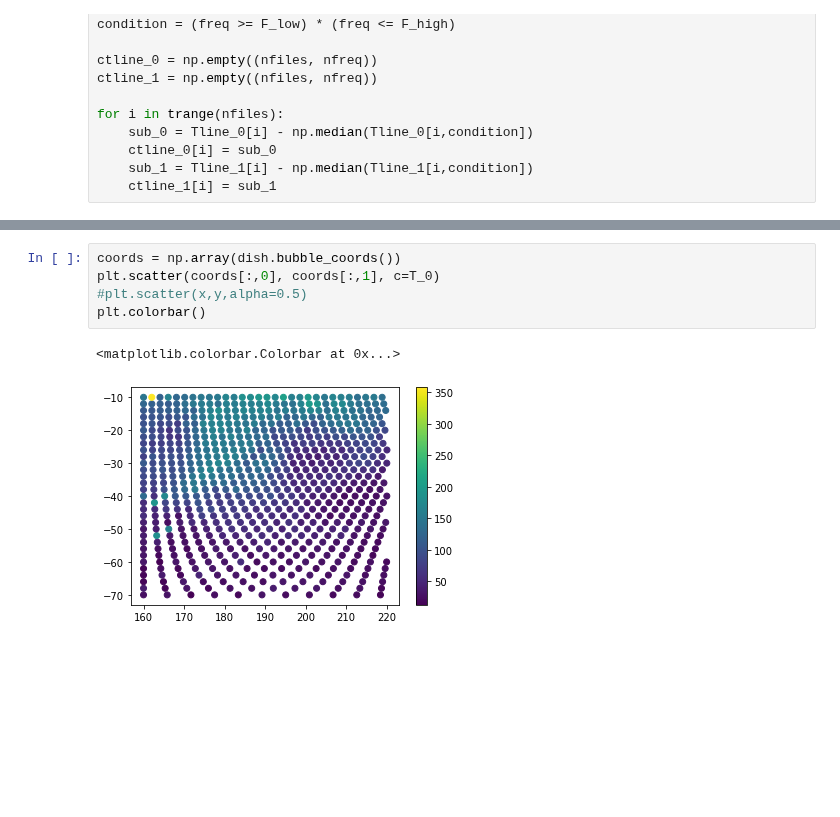
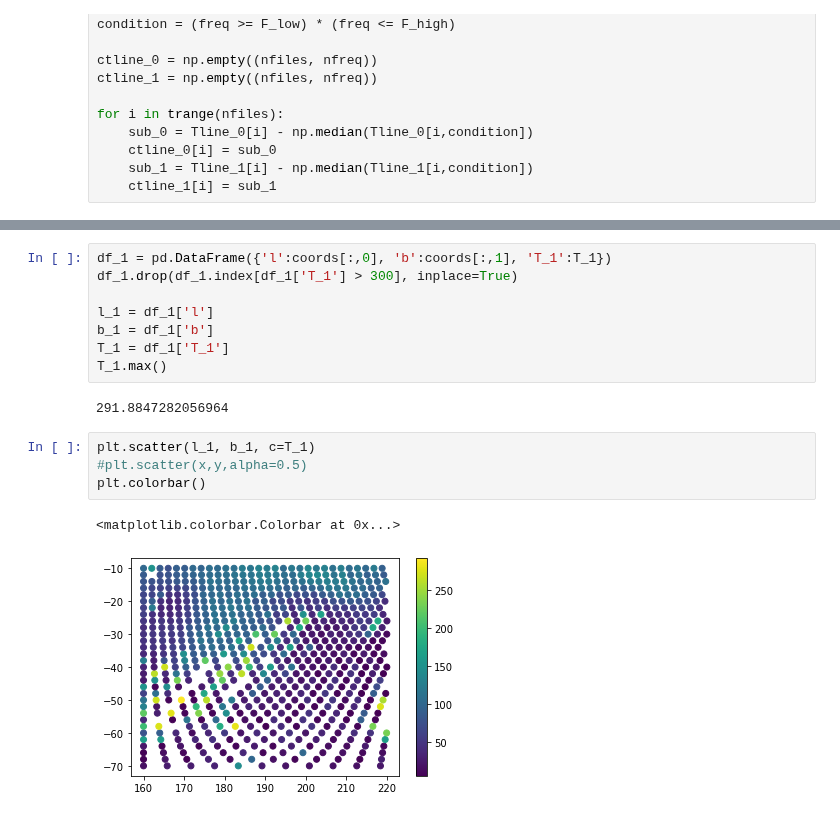
Before and after one commit to nolanylee/astro121lab, a Jupyter notebook: data_calibration.ipynb, the cells around one changed output, grey strips where cells are left out. Drawn from its saved outputs; the diff is of its cells as text; blank space fills up the shorter version.

```diff
--- a/data_calibration.ipynb
+++ b/data_calibration.ipynb
@@ -118,8 +126,17 @@ T_0.min()
+# %%
+df_1 = pd.DataFrame({'l':coords[:,0], 'b':coords[:,1], 'T_1':T_1})
+df_1.drop(df_1.index[df_1['T_1'] > 300], inplace=True)
+
+l_1 = df_1['l']
+b_1 = df_1['b']
+T_1 = df_1['T_1']
+T_1.max()
+# %% [output]
+291.8847282056964
 # %%
-coords = np.array(dish.bubble_coords())
-plt.scatter(coords[:,0], coords[:,1], c=T_0)
+plt.scatter(l_1, b_1, c=T_1)
 #plt.scatter(x,y,alpha=0.5)
 plt.colorbar()
 # %% [output]
 <matplotlib.colorbar.Colorbar at 0x...>
-[figure, old version]
+[figure, new version]
```
Also changed, not shown: parts of 3 cells of this notebook.
